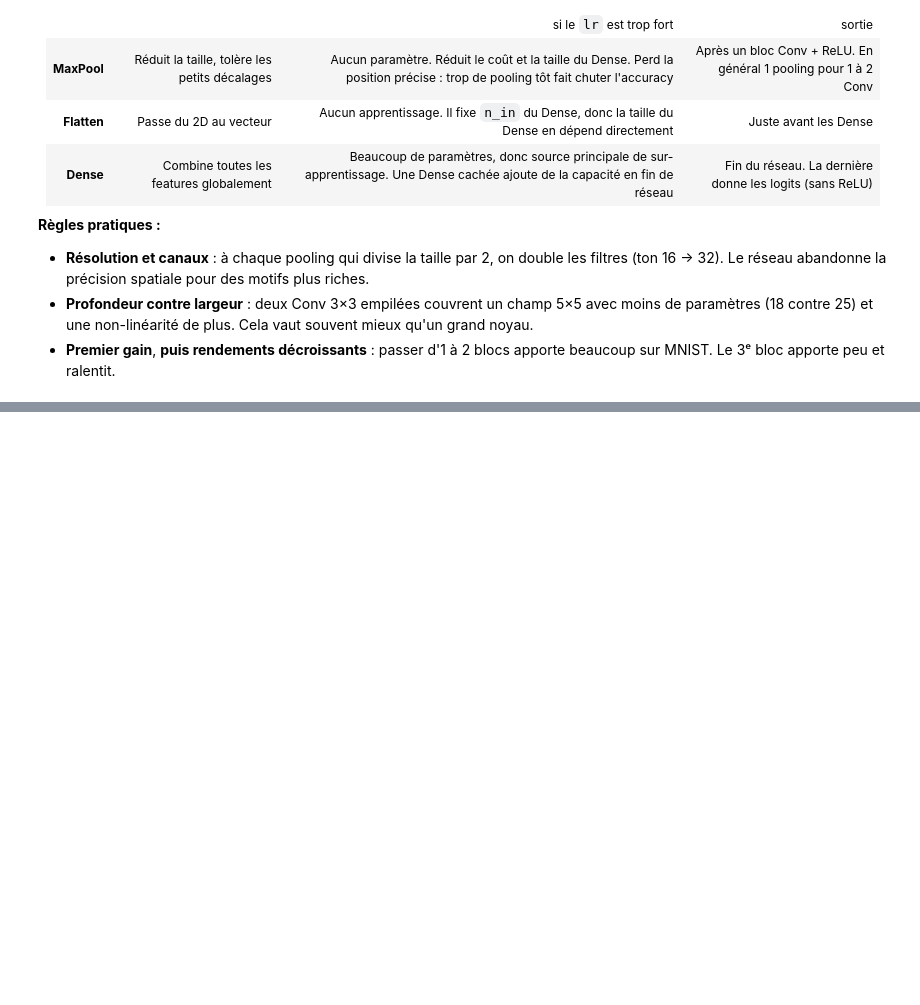
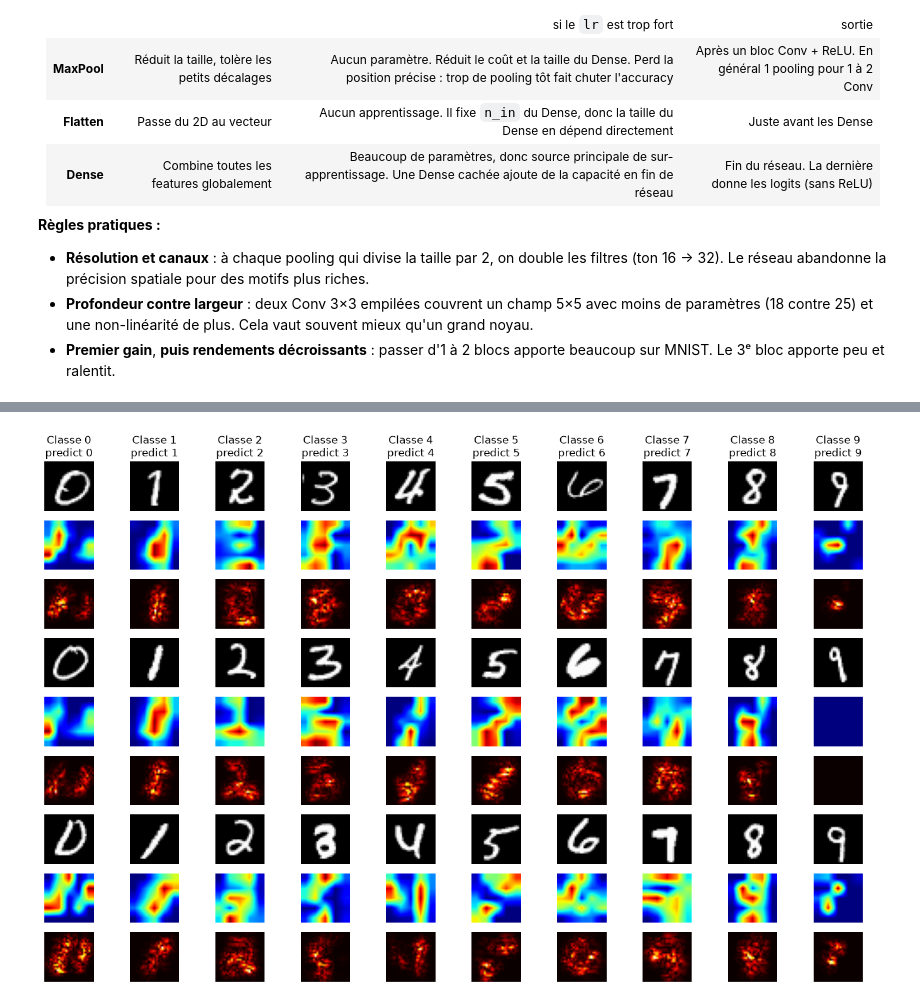
Before and after one commit to tbessadet/Python-projet-perso, a Jupyter notebook: CNN.ipynb, the cells around one changed output, grey strips where cells are left out. Drawn from its saved outputs; the diff is of its cells as text; code cells hidden in the pictures; blank space fills up the shorter version.

```diff
--- a/CNN.ipynb
+++ b/CNN.ipynb
@@ -731,0 +781,40 @@ features = [Conv(C_in=1, C_out=32, kernel=5, stride=1, padding='valid'), ReLu(),
+# %%
+def carte_gradcam(model, img, label):
+    model.eval()
+    x = img.clone().unsqueeze(0).requires_grad_()       # (1, 1, 28, 28)
+    for c in model.features:
+        x = c.forward(x)
+    a = x                                               # (1, K, H, W) : sortie de la dernière couche de features
+    sortie = a
+    for c in model.classifier:
+        sortie = c.forward(sortie)
+    grad = torch.autograd.grad(sortie[0, label], a)[0]  # (1, K, H, W) : d(score) / d(cartes)
+    w = grad.mean(dim=(2, 3))                           # (1, K) : poids de chaque filtre = moyenne spatiale du gradient
+    return torch.relu(torch.einsum('nf,nfhw->hw', w, a)).detach().cpu()
+
+def carte_guided_gradcam(model, img, label):
+    g = carte_gradcam(model, img, label)
+    g = torch.nn.functional.interpolate(g[None, None], size=img.shape[-2:], mode="bilinear", align_corners=False)[0, 0]
+    g = g / (g.max() + 1e-8)                            # normalisé entre 0 et 1
+    return g * carte_saliency(model, img, label)
+
+fig, axes = plt.subplots(9, 10, figsize=(14, 9))
+
+for classe in range(10):
+    exemples = X_train[y_train == classe][:3]
+    for i in range(3):
+        img = exemples[i]
+        axes[3*i, classe].imshow(img.squeeze(0).cpu(), cmap="gray")
+        axes[3*i + 1, classe].imshow(carte_gradcam(models["ml"], img, classe), cmap="jet", interpolation="bilinear")
+        axes[3*i + 2, classe].imshow(carte_guided_gradcam(models["ml"], img, classe), cmap="hot", interpolation="bilinear")
+        if i == 0:
+            yhat = models["ml"].predict(img.unsqueeze(0)).item()
+            axes[0, classe].set_title(f"Classe {classe}\npredict {yhat}")
+
+for ax in axes.flat:
+    ax.axis("off")
+
+plt.tight_layout()
+plt.show()
+# %% [output]
+[figure, added]
```
Also changed, not shown: parts of 31 cells of this notebook.
